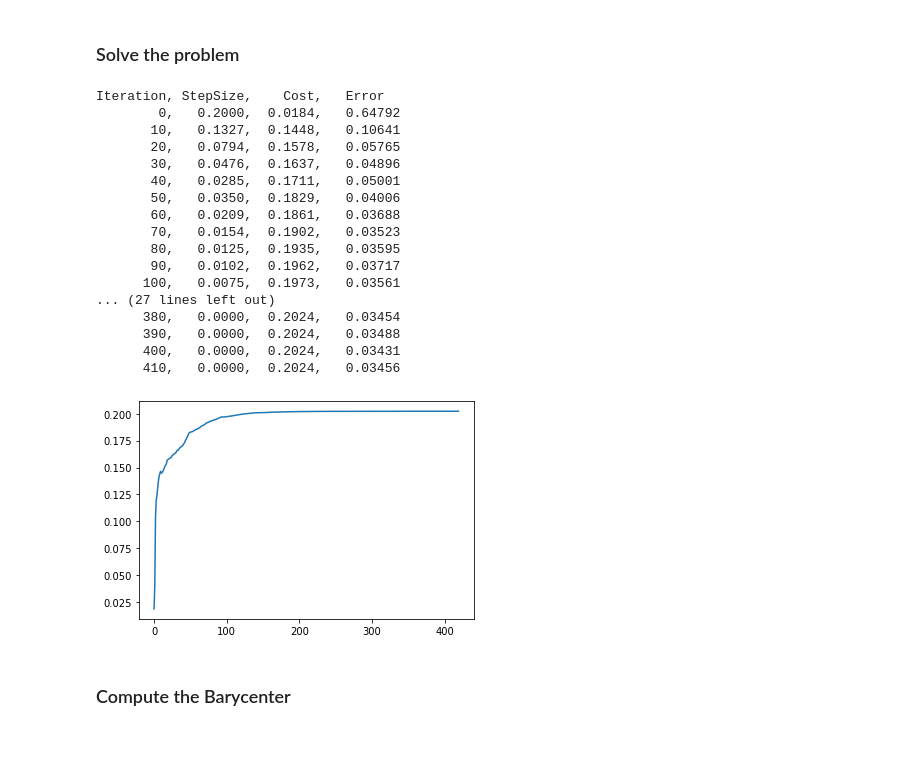
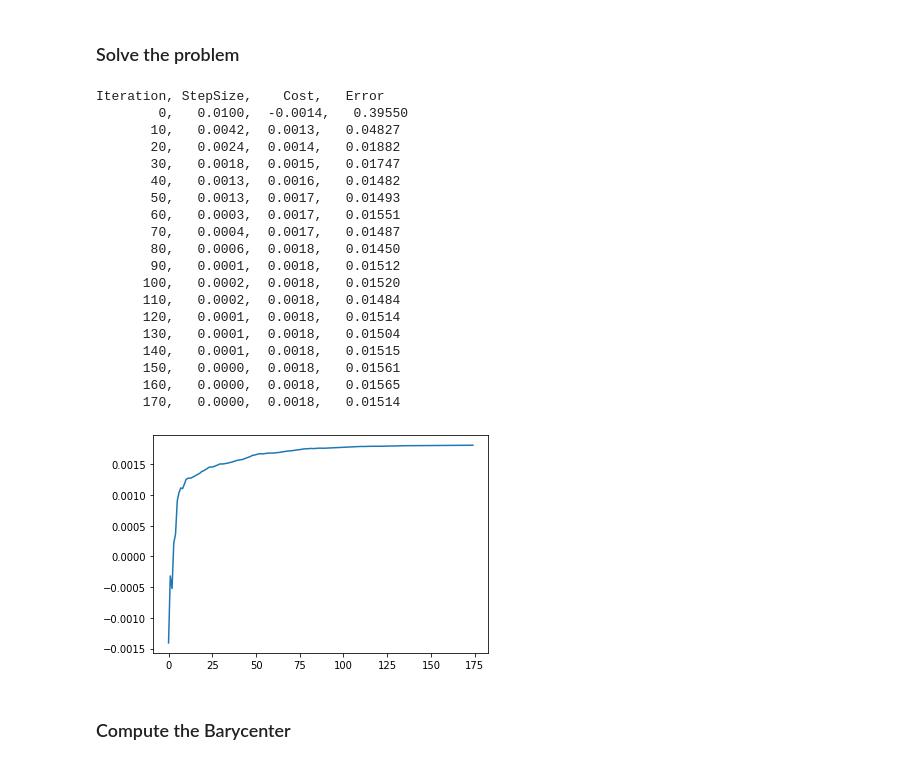
Before and after one commit to simda-muri/mmot, a Jupyter notebook: docs/source/examples/MNISTBarycenter.ipynb, the cells around one changed output. Drawn from its saved outputs; the diff is of its cells as text; code cells hidden in the pictures.

```diff
--- a/docs/source/examples/MNISTBarycenter.ipynb
+++ b/docs/source/examples/MNISTBarycenter.ipynb
@@ -53,7 +53,7 @@ x, y = np.meshgrid(np.linspace(0.5/n1,1-0.5/n1,n1), np.linspace(0.5/n2,1-0.5/n1,
 # %%
 unroll_node = 0
 
-num_digits = 10
+num_digits = 8 # Number of measures to include in barycenter calculation
 sums = np.array([np.sum(digits[i,:,:]) for i in inds])
 
 val = np.sum(digits[inds[0],:,:])
@@ -69,8 +69,9 @@ for i in range(num_digits):
     for j in range(i+1,num_digits):
         edge_list += [[i,j]]
 
+weights = np.ones(len(measures)) / len(measures)
 
-prob = MMOTSolver(measures, edge_list, x, y, unroll_node)
+prob = MMOTSolver(measures, edge_list, x, y, unroll_node, weights)
 # %% [output]
 0
 # %% [markdown]
@@ -79,56 +80,58 @@ prob = MMOTSolver(measures, edge_list, x, y, unroll_node)
 dual_vars = [np.zeros(x.shape) for i in range(prob.NumDual())]
 
 num_its = 10000
-step_size = 0.2
+step_size = 0.01
 ftol = 1e-9
 gtol = 1e-3
 
 root_node = 4
 costs = np.nan*np.zeros(num_its)
 
 root_nodes = np.arange(prob.NumDual())
 root_cycler = itertools.cycle(root_nodes)
 
 print('Iteration, StepSize,    Cost,   Error')
 for i in range(num_its):
     error = prob.Step(next(root_cycler), dual_vars, step_size)
 
     costs[i] = prob.ComputeCost(dual_vars)
     if(i>0):
         step_size = prob.StepSizeUpdate(step_size, costs[i], costs[i-1], error)
 
     if((i%10)==0):
         print('{:9d},   {:0.4f},  {:0.4f},   {:0.5f}'.format(i,step_size, costs[i], error))
 
     # Check for convergence in cost
     if(np.abs(costs[i]-costs[i-1])<ftol):
         break
 
     # Check for convergence via gradient
     if(error<gtol):
         break
 
 plt.plot(costs)
 plt.show()
 # %% [output]
 Iteration, StepSize,    Cost,   Error
-        0,   0.2000,  0.0184,   0.64792
-       10,   0.1327,  0.1448,   0.10641
-       20,   0.0794,  0.1578,   0.05765
-       30,   0.0476,  0.1637,   0.04896
-       40,   0.0285,  0.1711,   0.05001
-       50,   0.0350,  0.1829,   0.04006
-       60,   0.0209,  0.1861,   0.03688
-       70,   0.0154,  0.1902,   0.03523
-       80,   0.0125,  0.1935,   0.03595
-       90,   0.0102,  0.1962,   0.03717
-      100,   0.0075,  0.1973,   0.03561
-... (27 lines left out)
-      380,   0.0000,  0.2024,   0.03454
-      390,   0.0000,  0.2024,   0.03488
-      400,   0.0000,  0.2024,   0.03431
-      410,   0.0000,  0.2024,   0.03456
+        0,   0.0100,  -0.0014,   0.39550
+       10,   0.0042,  0.0013,   0.04827
+       20,   0.0024,  0.0014,   0.01882
+       30,   0.0018,  0.0015,   0.01747
+       40,   0.0013,  0.0016,   0.01482
+       50,   0.0013,  0.0017,   0.01493
+       60,   0.0003,  0.0017,   0.01551
+       70,   0.0004,  0.0017,   0.01487
+       80,   0.0006,  0.0018,   0.01450
+       90,   0.0001,  0.0018,   0.01512
+      100,   0.0002,  0.0018,   0.01520
+      110,   0.0002,  0.0018,   0.01484
+      120,   0.0001,  0.0018,   0.01514
+      130,   0.0001,  0.0018,   0.01504
+      140,   0.0001,  0.0018,   0.01515
+      150,   0.0000,  0.0018,   0.01561
+      160,   0.0000,  0.0018,   0.01565
+      170,   0.0000,  0.0018,   0.01514
-[figure, old version]
+[figure, new version]
 # %% [markdown]
 ### Compute the Barycenter
 # %%
```
Also changed, not shown: parts of 2 cells of this notebook, 4 other files.
